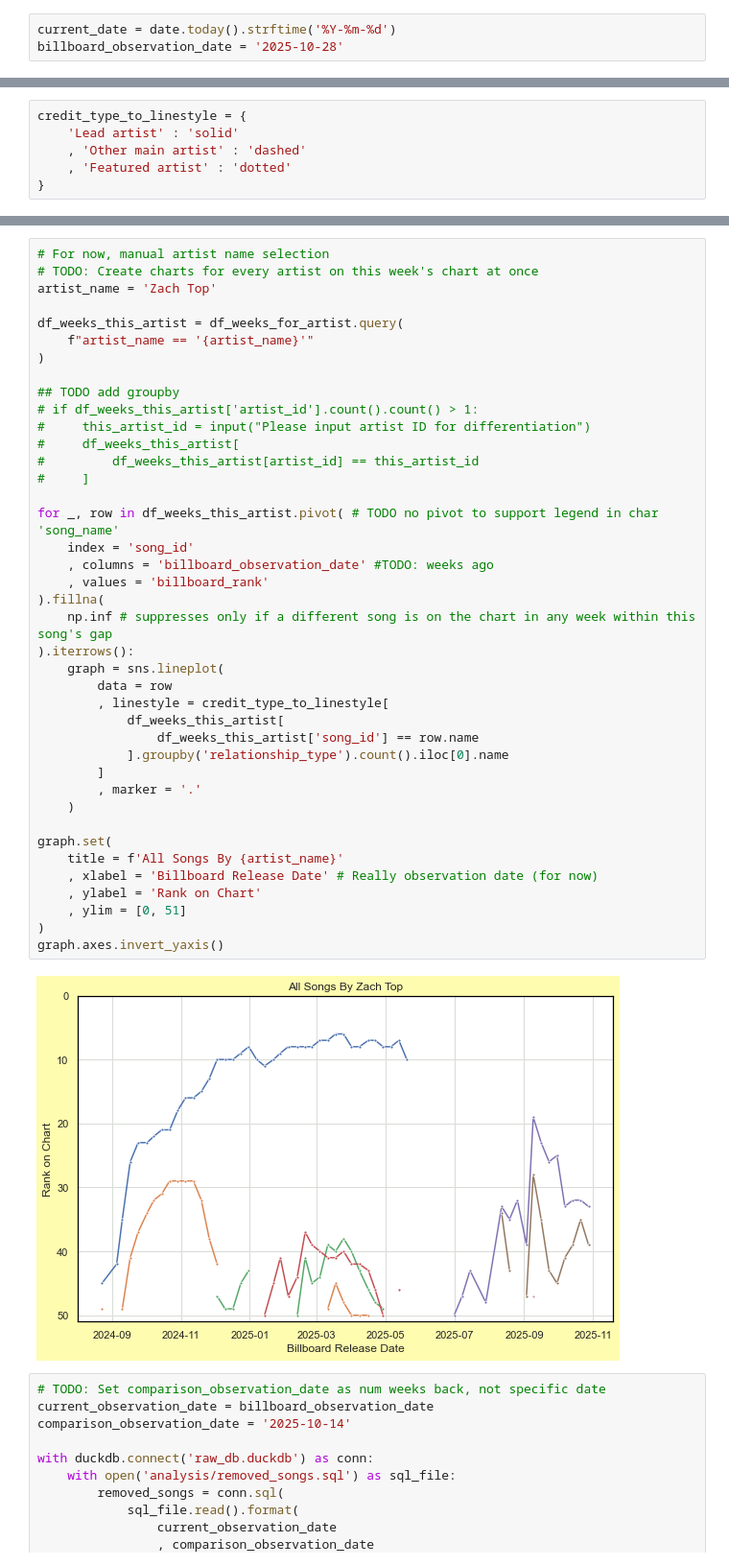
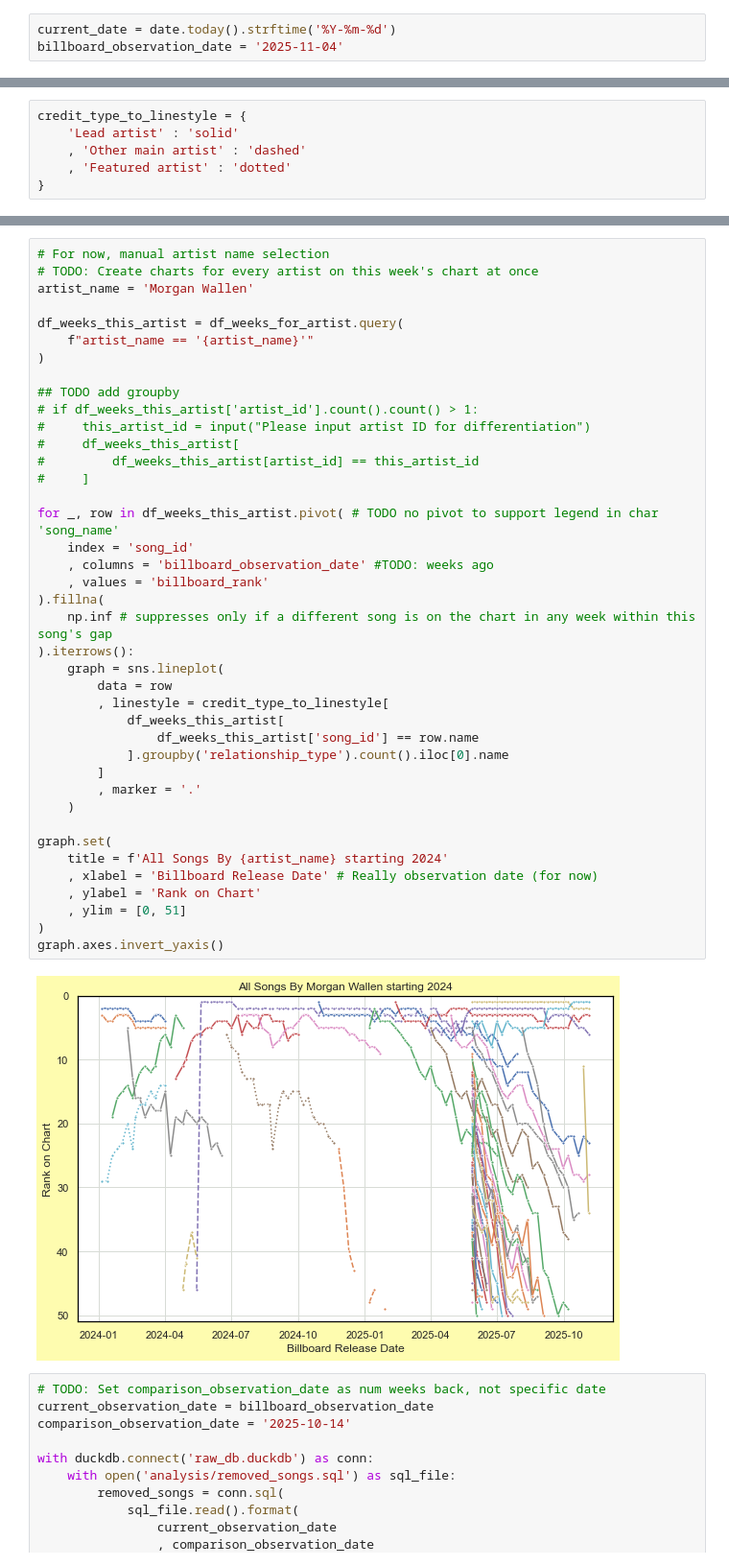
Before and after one commit to jwmanahan/billboard, a Jupyter notebook: add_new_week.ipynb, the cells around one changed output, grey strips where cells are left out. Shown at 96% size. Saved outputs shown, nothing was run; the diff lists cells and outputs as text.

```diff
--- a/add_new_week.ipynb
+++ b/add_new_week.ipynb
@@ -33,7 +33,7 @@ sns.set(
 # Change the billboard_observation_date!
 # %%
 current_date = date.today().strftime('%Y-%m-%d')
-billboard_observation_date = '2025-10-28'
+billboard_observation_date = '2025-11-04'
 # %%
 # Set up SQL connection
 %config SqlMagic.autopandas = True
@@ -808,7 +767,7 @@ Ain't A Bad Life: Thomas Rhett(22) ft. Jordan Davis(75)
 # %%
 # For now, manual artist name selection
 # TODO: Create charts for every artist on this week's chart at once
-artist_name = 'Zach Top'
+artist_name = 'Morgan Wallen'
 
 df_weeks_this_artist = df_weeks_for_artist.query(
     f"artist_name == '{artist_name}'"
@@ -818,35 +777,35 @@ df_weeks_this_artist = df_weeks_for_artist.query(
 # if df_weeks_this_artist['artist_id'].count().count() > 1:
 #     this_artist_id = input("Please input artist ID for differentiation")
 #     df_weeks_this_artist[
 #         df_weeks_this_artist[artist_id] == this_artist_id
 #     ]
 
 for _, row in df_weeks_this_artist.pivot( # TODO no pivot to support legend in char 'song_name'
     index = 'song_id'
     , columns = 'billboard_observation_date' #TODO: weeks ago
     , values = 'billboard_rank'
 ).fillna(
     np.inf # suppresses only if a different song is on the chart in any week within this song's gap
 ).iterrows():
     graph = sns.lineplot(
         data = row
         , linestyle = credit_type_to_linestyle[
             df_weeks_this_artist[
                 df_weeks_this_artist['song_id'] == row.name
             ].groupby('relationship_type').count().iloc[0].name
         ]
         , marker = '.'
     )
 
 graph.set(
-    title = f'All Songs By {artist_name}'
+    title = f'All Songs By {artist_name} starting 2024'
     , xlabel = 'Billboard Release Date' # Really observation date (for now)
     , ylabel = 'Rank on Chart'
     , ylim = [0, 51]
 )
 graph.axes.invert_yaxis()
 # %% [output]
-[figure, old version]
+[figure, new version]
 # %%
 # TODO: Set comparison_observation_date as num weeks back, not specific date
 current_observation_date = billboard_observation_date
```
Also changed, not shown: parts of 22 cells of this notebook, 5 other files.
